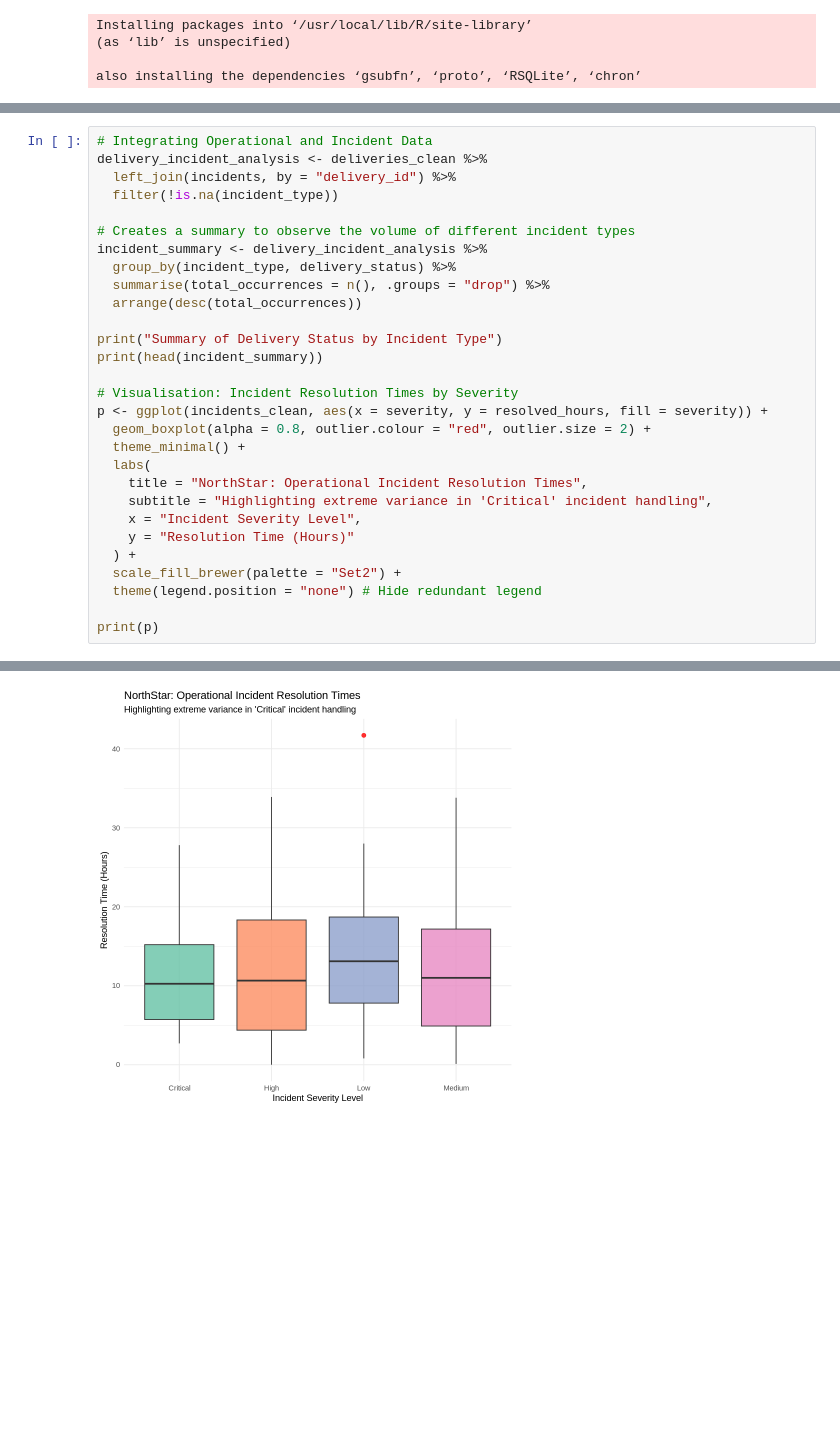
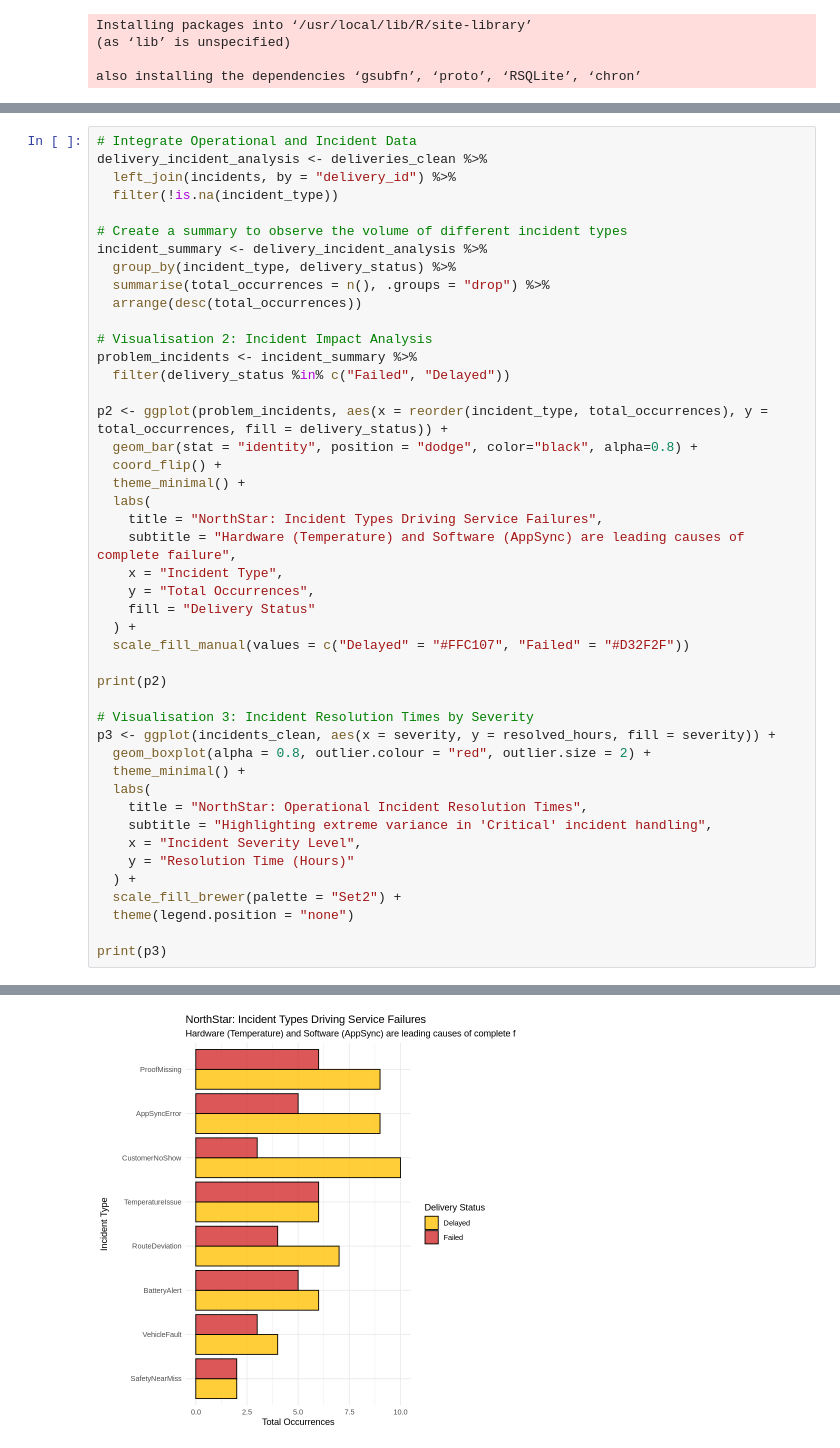
Before and after one commit to ViniUK00/NorthStar-Analytics-Coursework, a Jupyter notebook: SQL_AND_R_ANALYTICS.ipynb, the cells around one changed output, grey strips where cells are left out. Cells and saved outputs as stored; diff of their text form; blank space fills up the shorter version.

```diff
--- a/SQL_AND_R_ANALYTICS.ipynb
+++ b/SQL_AND_R_ANALYTICS.ipynb
@@ -119,20 +139,36 @@ Management also suspects that vehicle downtime is not being tracked effectively.
 # %%
-# Integrating Operational and Incident Data
+# Integrate Operational and Incident Data
 delivery_incident_analysis <- deliveries_clean %>%
   left_join(incidents, by = "delivery_id") %>%
   filter(!is.na(incident_type))
 
-# Creates a summary to observe the volume of different incident types
+# Create a summary to observe the volume of different incident types
 incident_summary <- delivery_incident_analysis %>%
   group_by(incident_type, delivery_status) %>%
   summarise(total_occurrences = n(), .groups = "drop") %>%
   arrange(desc(total_occurrences))
 
-print("Summary of Delivery Status by Incident Type")
-print(head(incident_summary))
+# Visualisation 2: Incident Impact Analysis
+problem_incidents <- incident_summary %>%
+  filter(delivery_status %in% c("Failed", "Delayed"))
 
-# Visualisation: Incident Resolution Times by Severity
-p <- ggplot(incidents_clean, aes(x = severity, y = resolved_hours, fill = severity)) +
+p2 <- ggplot(problem_incidents, aes(x = reorder(incident_type, total_occurrences), y = total_occurrences, fill = delivery_status)) +
+  geom_bar(stat = "identity", position = "dodge", color="black", alpha=0.8) +
+  coord_flip() +
+  theme_minimal() +
+  labs(
+    title = "NorthStar: Incident Types Driving Service Failures",
+    subtitle = "Hardware (Temperature) and Software (AppSync) are leading causes of complete failure",
+    x = "Incident Type",
+    y = "Total Occurrences",
+    fill = "Delivery Status"
+  ) +
+  scale_fill_manual(values = c("Delayed" = "#FFC107", "Failed" = "#D32F2F"))
+
+print(p2)
+
+# Visualisation 3: Incident Resolution Times by Severity
+p3 <- ggplot(incidents_clean, aes(x = severity, y = resolved_hours, fill = severity)) +
   geom_boxplot(alpha = 0.8, outlier.colour = "red", outlier.size = 2) +
   theme_minimal() +
   labs(
@@ -142,7 +178,7 @@ p <- ggplot(incidents_clean, aes(x = severity, y = resolved_hours, fill = severi
     y = "Resolution Time (Hours)"
   ) +
   scale_fill_brewer(palette = "Set2") +
-  theme(legend.position = "none") # Hide redundant legend
+  theme(legend.position = "none")
 
-print(p)
+print(p3)
 # %% [output]
@@ -159 +185 @@ print(p)
-[figure, old version]
+[figure, new version]
```
Also changed, not shown: parts of 13 cells of this notebook.
